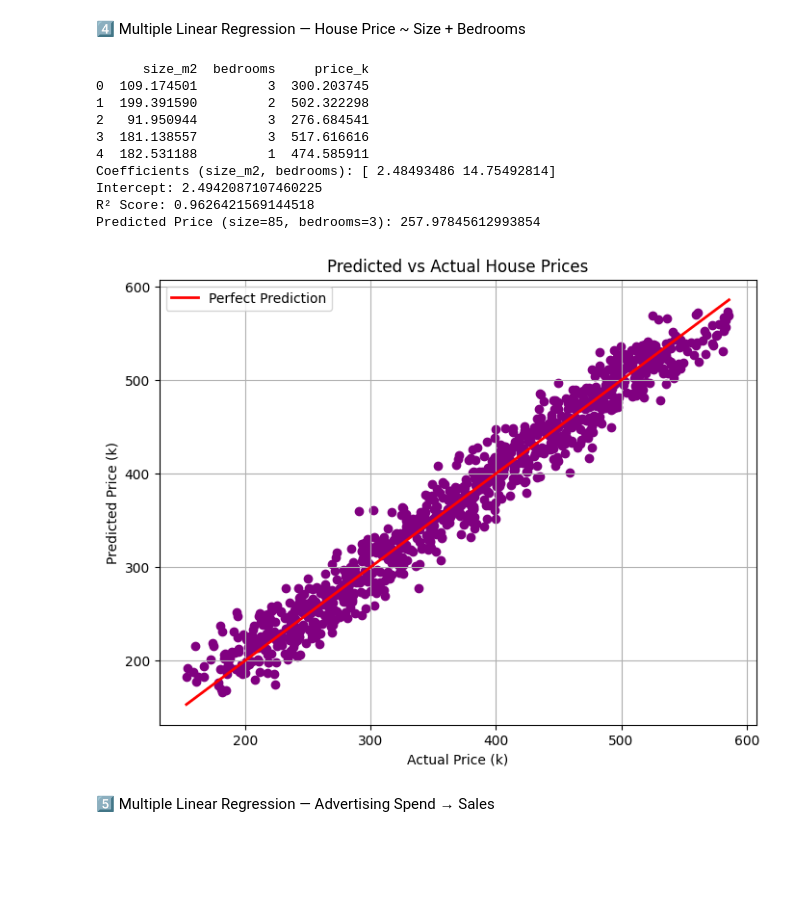
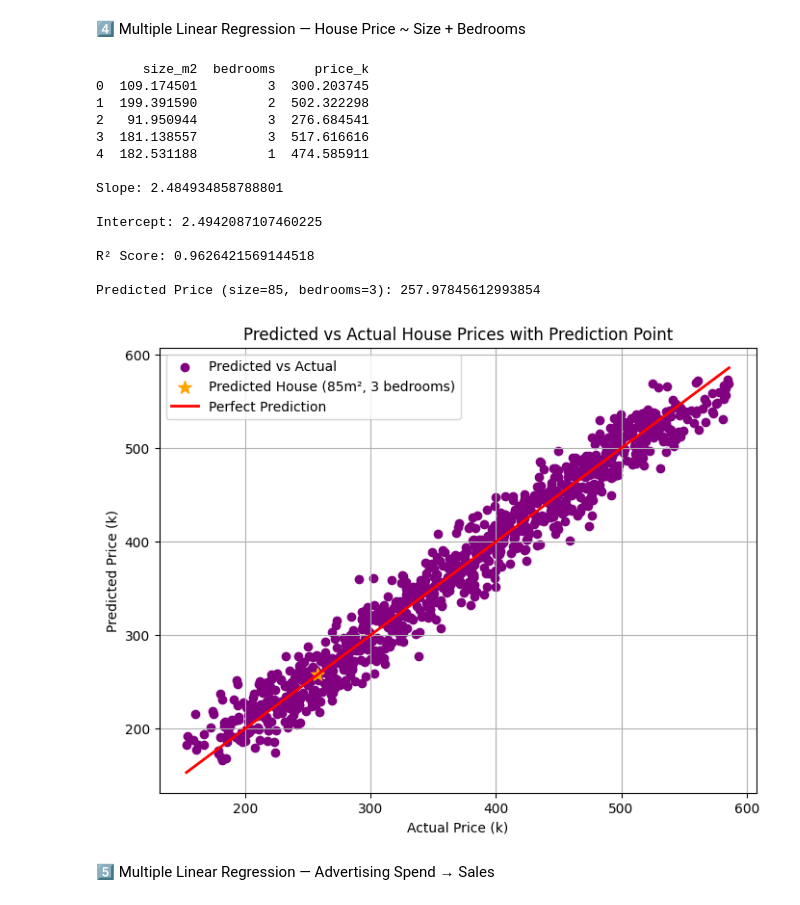
Before and after one commit to Vinotha2005/LR-PRACTISE, a Jupyter notebook: task.ipynb, the cells around one changed output. Drawn from its saved outputs; the diff is of its cells as text; code cells hidden in the pictures; blank space fills up the shorter version.

```diff
--- a/task.ipynb
+++ b/task.ipynb
@@ -157,52 +170,59 @@ from sklearn.linear_model import LinearRegression
 from sklearn.metrics import r2_score
 import matplotlib.pyplot as plt
 
-# Load dataset
+
 df = pd.read_csv("house_price_multi.csv")
 print(df.head())
 
-# Define features and target
+
 X = df[['size_m2', 'bedrooms']]
 y = df['price_k']
 
-# Fit Multiple Linear Regression
 model = LinearRegression()
 model.fit(X, y)
 
-# Model parameters
-print("Coefficients (size_m2, bedrooms):", model.coef_)
-print("Intercept:", model.intercept_)
+print("\nSlope:", model.coef_[0])
+print("\nIntercept:", model.intercept_)
 
-# R² Score
 y_pred = model.predict(X)
-print("R² Score:", r2_score(y, y_pred))
+print("\nR² Score:", r2_score(y, y_pred))
 
-# Prediction example: size = 85 m², bedrooms = 3
-pred = model.predict(pd.DataFrame({'size_m2':[85], 'bedrooms':[3]}))
-print("Predicted Price (size=85, bedrooms=3):", pred[0])
 
-# Graph: Predicted vs Actual Prices
+
+new_house = pd.DataFrame({'size_m2':[85], 'bedrooms':[3]})
+pred = model.predict(new_house)
+print("\nPredicted Price (size=85, bedrooms=3):", pred[0])
+
+
 plt.figure(figsize=(8,6))
-plt.scatter(y, y_pred, color='purple')
+plt.scatter(y, y_pred, color='purple', label='Predicted vs Actual')
+
+
+plt.scatter(pred[0], pred[0], color='orange', s=100, marker='*', label='Predicted House (85m², 3 bedrooms)')
+
 plt.plot([y.min(), y.max()], [y.min(), y.max()], color='red', linewidth=2, label='Perfect Prediction')
 plt.xlabel("Actual Price (k)")
 plt.ylabel("Predicted Price (k)")
-plt.title("Predicted vs Actual House Prices")
+plt.title("Predicted vs Actual House Prices with Prediction Point")
 plt.legend()
 plt.grid(True)
 plt.show()
 # %% [output]
       size_m2  bedrooms     price_k
 0  109.174501         3  300.203745
 1  199.391590         2  502.322298
 2   91.950944         3  276.684541
 3  181.138557         3  517.616616
 4  182.531188         1  474.585911
-Coefficients (size_m2, bedrooms): [ 2.48493486 14.75492814]
+
+Slope: 2.484934858788801
+
 Intercept: 2.4942087107460225
+
 R² Score: 0.9626421569144518
+
 Predicted Price (size=85, bedrooms=3): 257.97845612993854
-[figure, old version]
+[figure, new version]
 # %% [markdown]
 5️⃣ Multiple Linear Regression — Advertising Spend → Sales
 # %%
```
Also changed, not shown: parts of 4 cells of this notebook.
